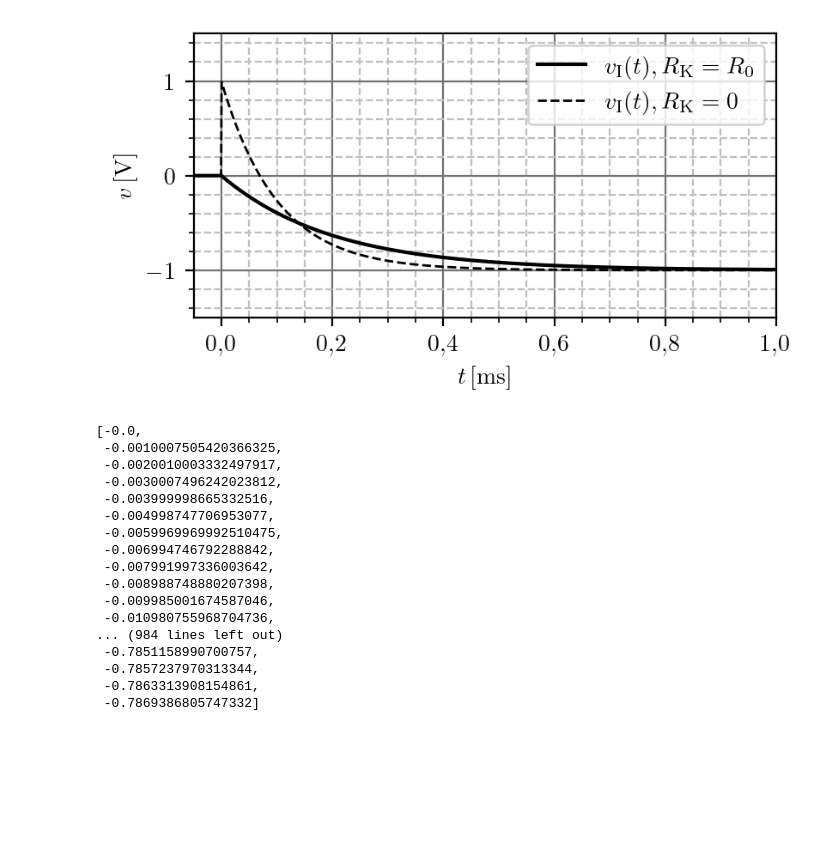
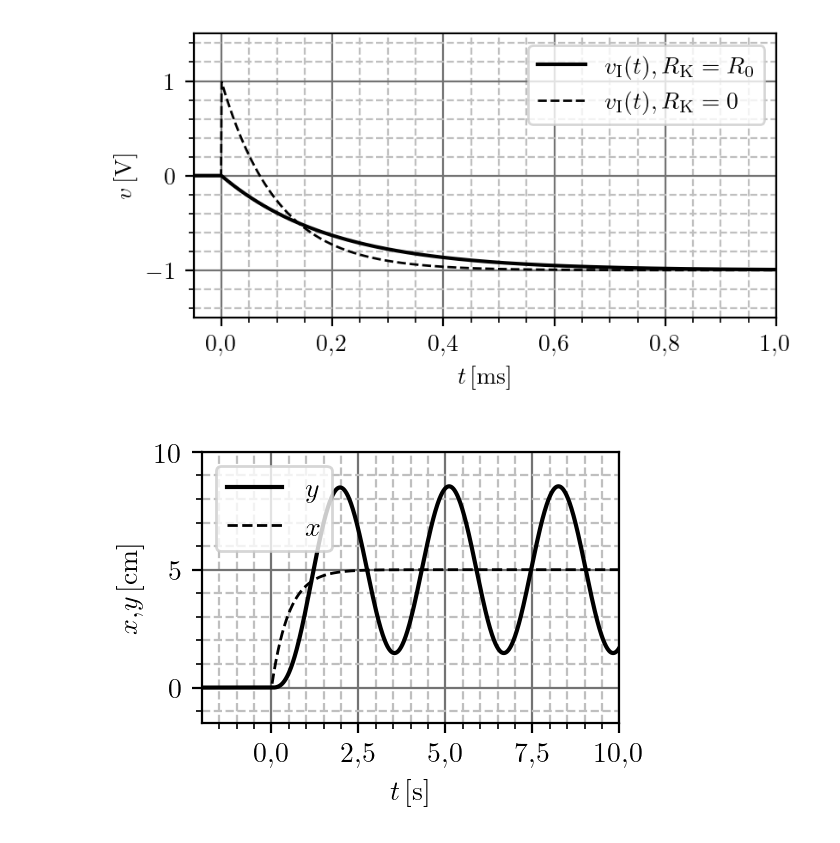
Before and after one commit to djokicd/zbirka-sis, a Jupyter notebook: 4_laplasova_transformacija/3_fje_prenosa/fig/LT_plotovi.ipynb, the cells around one changed output. Cells and saved outputs as stored; diff of their text form; code cells hidden in the pictures; blank space fills up the shorter version.

```diff
--- a/4_laplasova_transformacija/3_fje_prenosa/fig/LT_plotovi.ipynb
+++ b/4_laplasova_transformacija/3_fje_prenosa/fig/LT_plotovi.ipynb
@@ -109,22 +109,42 @@ plt.savefig("zero_rhs_plot.pdf", bbox_inches='tight')
 # %% [output]
 [figure]
 # %%
-v
+generate_canvas( w = .4 * 165 / 24.5, a = 1.5 )
+#ylim([-1.5, 1.5])
+
+K = -1
+tau_0 = 200e-6
+
+tau_rhp = 100e-6
+
+
+def f(t):
+    if t < 0: return 0
+    return 5 * (1 - 1/2*exp(-2*t) - 1/sqrt(2) * cos(2*t - pi/4) )
+
+def g(t):
+    if t < 0: return 0
+    return 5 * (1 - exp(-2*t))
+
+
+tmax = 10
+t_vec = linspace(-tmax, tmax, 2000)
+
+v1 = [ f(t) for t in t_vec ]
+v2 = [ g(t) for t in t_vec ]
+
+
+plot(t_vec, v1, 'k-', lw = 1.5)
+plot(t_vec, v2, 'k--', lw = 1)
+xlabel(r"$t\rm\,[s]$")
+ylabel(r"$x,y\rm\,[cm]$")
+
+legend([r"$y$", r"$x$"])
+
+xlim(-2, 10)
+ylim(-1.5 ,10)
+
+
+plt.savefig("cim_rez_plot.pdf", bbox_inches='tight')
 # %% [output]
-[-0.0,
- -0.0010007505420366325,
- -0.0020010003332497917,
- -0.0030007496242023812,
- -0.003999998665332516,
- -0.004998747706953077,
- -0.0059969969992510475,
- -0.006994746792288842,
- -0.007991997336003642,
- -0.008988748880207398,
- -0.009985001674587046,
- -0.010980755968704736,
-... (984 lines left out)
- -0.7851158990700757,
- -0.7857237970313344,
- -0.7863313908154861,
- -0.7869386805747332]
+[figure, added]
```
Also changed, not shown: parts of 1 cell of this notebook, 6 other files.
